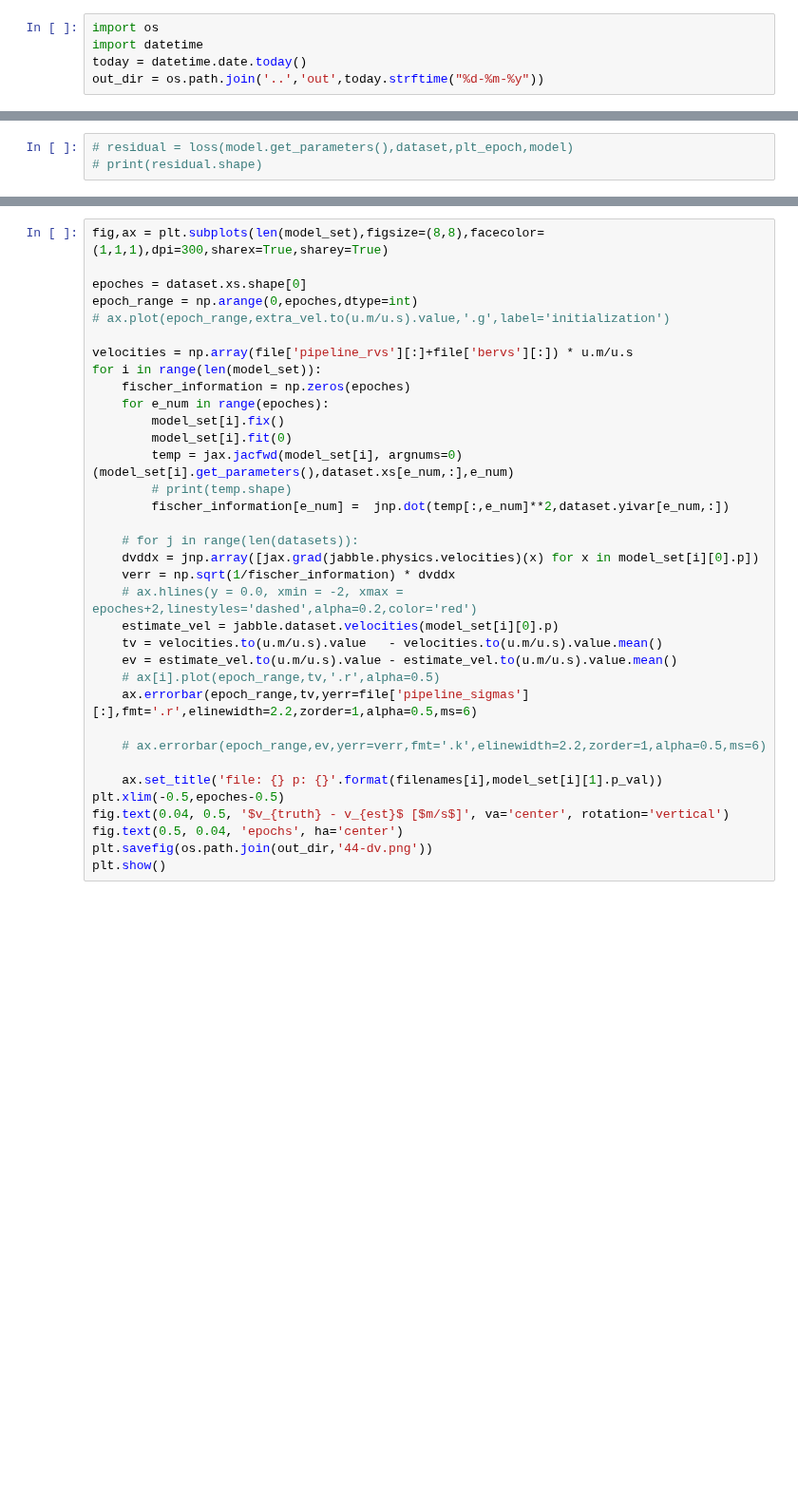
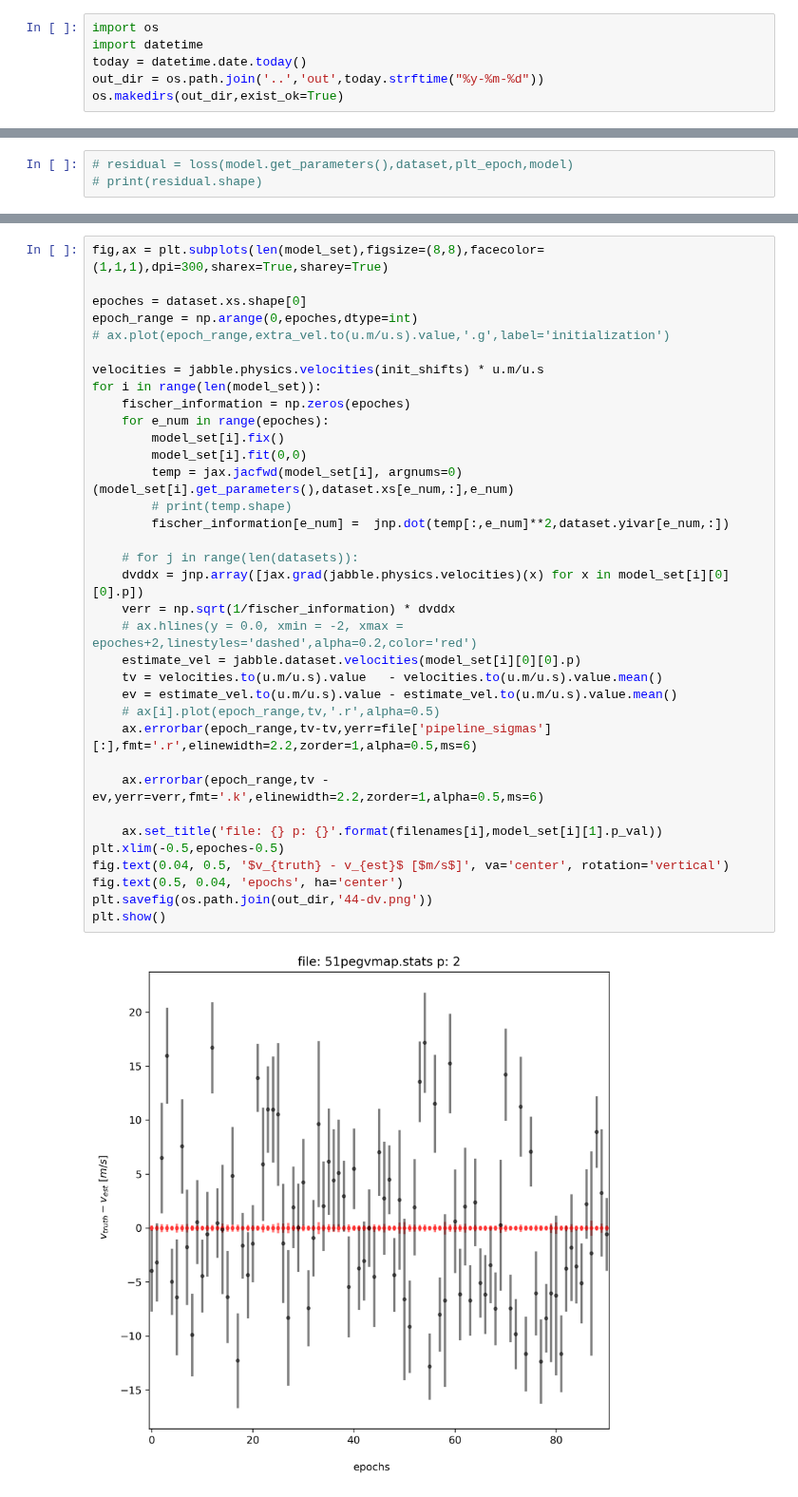
Before and after one commit to mdd423/wobble_jax, a Jupyter notebook: notebooks/02-51peg.ipynb, the cells around one changed output, grey strips where cells are left out. Shown at 95% size. Saved outputs shown, nothing was run; the diff lists cells and outputs as text; blank space fills up the shorter version.

```diff
--- a/notebooks/02-51peg.ipynb
+++ b/notebooks/02-51peg.ipynb
@@ -24,7 +24,8 @@ from jax.config import config; config.update("jax_enable_x64", True)
 import os
 import datetime
 today = datetime.date.today()
-out_dir = os.path.join('..','out',today.strftime("%d-%m-%y"))
+out_dir = os.path.join('..','out',today.strftime("%y-%m-%d"))
+os.makedirs(out_dir,exist_ok=True)
 # %%
 file = h5py.File('../data/51peg_e2ds.hdf5','r')
 # %%
@@ -289,35 +320,37 @@ FileNotFoundError: [Errno 2] No such file or directory: '../out/19-09-23/44-res_
 # %%
 fig,ax = plt.subplots(len(model_set),figsize=(8,8),facecolor=(1,1,1),dpi=300,sharex=True,sharey=True)
 
 epoches = dataset.xs.shape[0]
 epoch_range = np.arange(0,epoches,dtype=int)
 # ax.plot(epoch_range,extra_vel.to(u.m/u.s).value,'.g',label='initialization')
 
-velocities = np.array(file['pipeline_rvs'][:]+file['bervs'][:]) * u.m/u.s
+velocities = jabble.physics.velocities(init_shifts) * u.m/u.s
 for i in range(len(model_set)):
     fischer_information = np.zeros(epoches)
     for e_num in range(epoches):
         model_set[i].fix()
-        model_set[i].fit(0)
+        model_set[i].fit(0,0)
         temp = jax.jacfwd(model_set[i], argnums=0)(model_set[i].get_parameters(),dataset.xs[e_num,:],e_num)
         # print(temp.shape)
         fischer_information[e_num] =  jnp.dot(temp[:,e_num]**2,dataset.yivar[e_num,:])
 
     # for j in range(len(datasets)):
-    dvddx = jnp.array([jax.grad(jabble.physics.velocities)(x) for x in model_set[i][0].p])
+    dvddx = jnp.array([jax.grad(jabble.physics.velocities)(x) for x in model_set[i][0][0].p])
     verr = np.sqrt(1/fischer_information) * dvddx
     # ax.hlines(y = 0.0, xmin = -2, xmax = epoches+2,linestyles='dashed',alpha=0.2,color='red')
-    estimate_vel = jabble.dataset.velocities(model_set[i][0].p)
+    estimate_vel = jabble.dataset.velocities(model_set[i][0][0].p)
     tv = velocities.to(u.m/u.s).value   - velocities.to(u.m/u.s).value.mean()
     ev = estimate_vel.to(u.m/u.s).value - estimate_vel.to(u.m/u.s).value.mean()
     # ax[i].plot(epoch_range,tv,'.r',alpha=0.5)
-    ax.errorbar(epoch_range,tv,yerr=file['pipeline_sigmas'][:],fmt='.r',elinewidth=2.2,zorder=1,alpha=0.5,ms=6)
+    ax.errorbar(epoch_range,tv-tv,yerr=file['pipeline_sigmas'][:],fmt='.r',elinewidth=2.2,zorder=1,alpha=0.5,ms=6)
 
-    # ax.errorbar(epoch_range,ev,yerr=verr,fmt='.k',elinewidth=2.2,zorder=1,alpha=0.5,ms=6)
+    ax.errorbar(epoch_range,tv - ev,yerr=verr,fmt='.k',elinewidth=2.2,zorder=1,alpha=0.5,ms=6)
 
     ax.set_title('file: {} p: {}'.format(filenames[i],model_set[i][1].p_val))
 plt.xlim(-0.5,epoches-0.5)
 fig.text(0.04, 0.5, '$v_{truth} - v_{est}$ [$m/s$]', va='center', rotation='vertical')
 fig.text(0.5, 0.04, 'epochs', ha='center')
 plt.savefig(os.path.join(out_dir,'44-dv.png'))
 plt.show()
+# %% [output]
+[figure, added]
```
Also changed, not shown: parts of 13 cells of this notebook, 1 other file.
